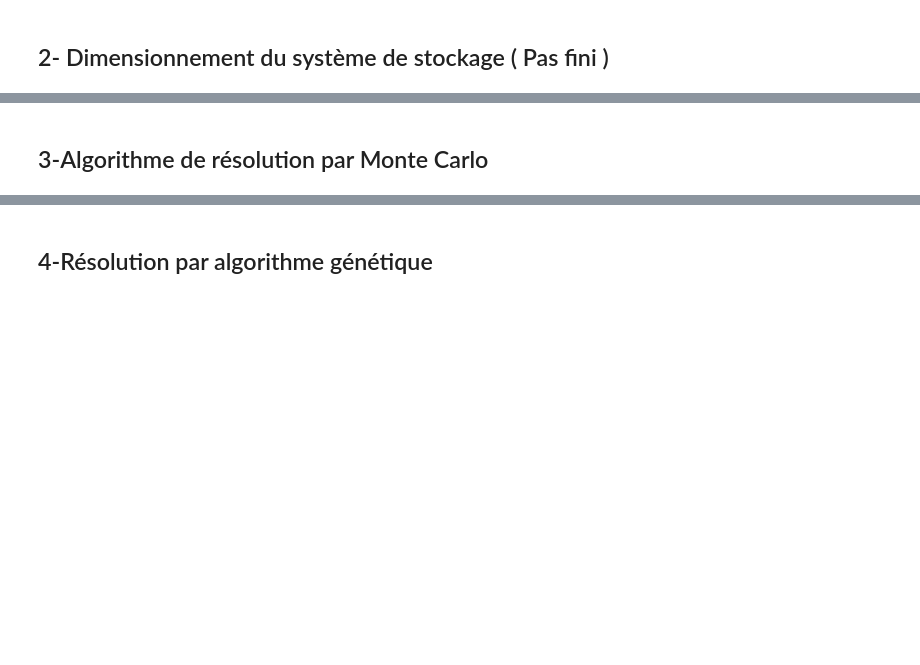
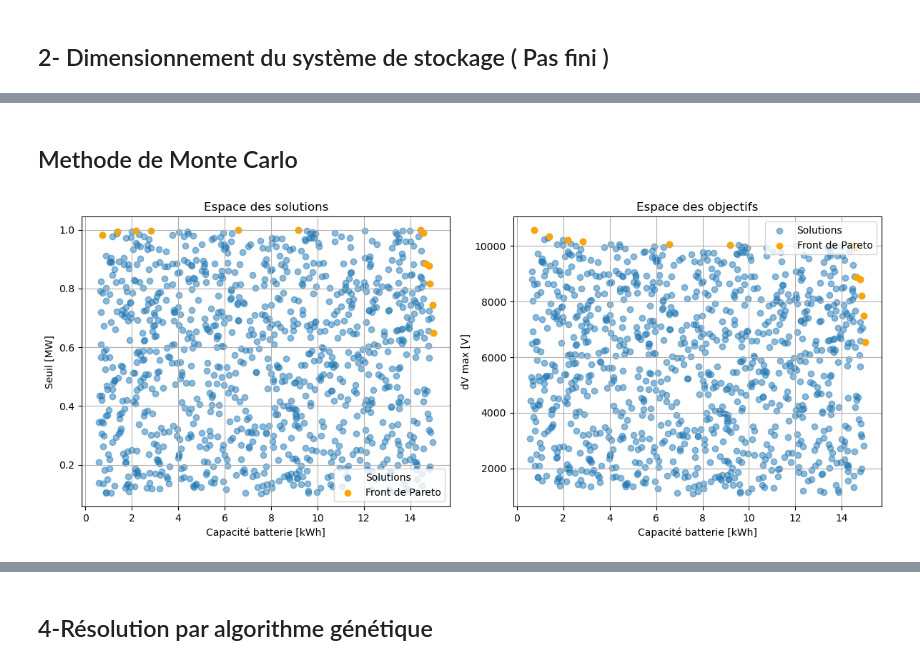
Before and after one commit to sheimay/Dimensionnement-de-stockage-embarque-dans-un-tramway, a Jupyter notebook: new_Partie_1.ipynb, the cells around one changed output, grey strips where cells are left out. Drawn from its saved outputs; the diff is of its cells as text; code cells hidden in the pictures; blank space fills up the shorter version.

```diff
--- a/new_Partie_1.ipynb
+++ b/new_Partie_1.ipynb
@@ -255,2 +339,69 @@ Chute de tension maximale : 0.15 V
 # %% [markdown]
-## 3-Algorithme de résolution par Monte Carlo
+## Methode de Monte Carlo
+# %%
+#Paramètres du système
+eta_batterie = 0.9  # Rendement batterie
+eta_conversion = 0.8  # Rendement de conversion (moteur + convertisseurs)
+
+# Simulation des performances
+np.random.seed(42)
+
+# Générer des échantillons
+n_samples = 1000
+capacities = np.random.uniform(0.5, 15, n_samples)  # Capacité en kWh
+seuils = np.random.uniform(0.1, 1.0, n_samples)  # Seuil en MW (converti en kW dans les calculs)
+
+# Fonctions pour calculer les objectifs (modifiées pour intégrer les rendements)
+def simulate_performance(capacity, seuil):
+    # Simulation de la chute de tension avec rendements
+    if capacity > 0 and seuil > 0:  # Ajout d'un contrôle pour éviter les divisions par zéro
+        power_available = capacity * eta_batterie * eta_conversion  # Puissance utile après pertes
+        delta_V_max = 400 / power_available + seuil * 10  # seuil en kW
+    else:
+        delta_V_max = np.inf  # Pénalité pour valeurs non valides
+    cost = capacity
+    return delta_V_max, cost
+
+# Calcul des performances
+performances = np.array([simulate_performance(cap, seuil * 1000) for cap, seuil in zip(capacities, seuils)])
+delta_V_max = performances[:, 0]
+cost = performances[:, 1]
+
+# Identification des solutions non dominées (front de Pareto)
+def pareto_front(cost, delta_V_max):
+    is_efficient = np.ones(cost.shape, dtype=bool)
+    for i in range(len(cost)):
+        if is_efficient[i]:
+            is_efficient[is_efficient] = ~((cost[is_efficient] < cost[i]) & (delta_V_max[is_efficient] <= delta_V_max[i]))
+            is_efficient[i] = True  # Toujours conserver soi-même
+    return is_efficient
+
+pareto = pareto_front(cost, delta_V_max)
+
+# Tracé des résultats
+plt.figure(figsize=(12, 5))
+
+# Graphique 1 : Espace des solutions
+plt.subplot(1, 2, 1)
+plt.scatter(capacities, seuils, label='Solutions', alpha=0.5)
+plt.scatter(capacities[pareto], seuils[pareto], color='orange', label='Front de Pareto')
+plt.xlabel('Capacité batterie [kWh]')
+plt.ylabel('Seuil [MW]')
+plt.title('Espace des solutions')
+plt.legend()
+plt.grid(True)
+
+# Graphique 2 : Espace des objectifs
+plt.subplot(1, 2, 2)
+plt.scatter(cost, delta_V_max, label='Solutions', alpha=0.5)
+plt.scatter(cost[pareto], delta_V_max[pareto], color='orange', label='Front de Pareto')
+plt.xlabel('Capacité batterie [kWh]')
+plt.ylabel('dV max [V]')
+plt.title('Espace des objectifs')
+plt.legend()
+plt.grid(True)
+
+plt.tight_layout()
+plt.show()
+# %% [output]
+[figure, added]
```
Also changed, not shown: parts of 8 cells of this notebook.
